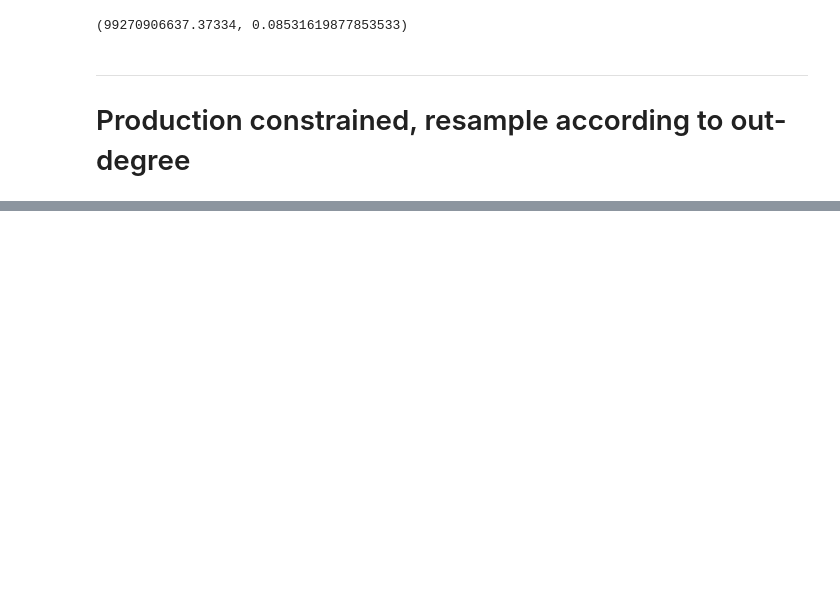
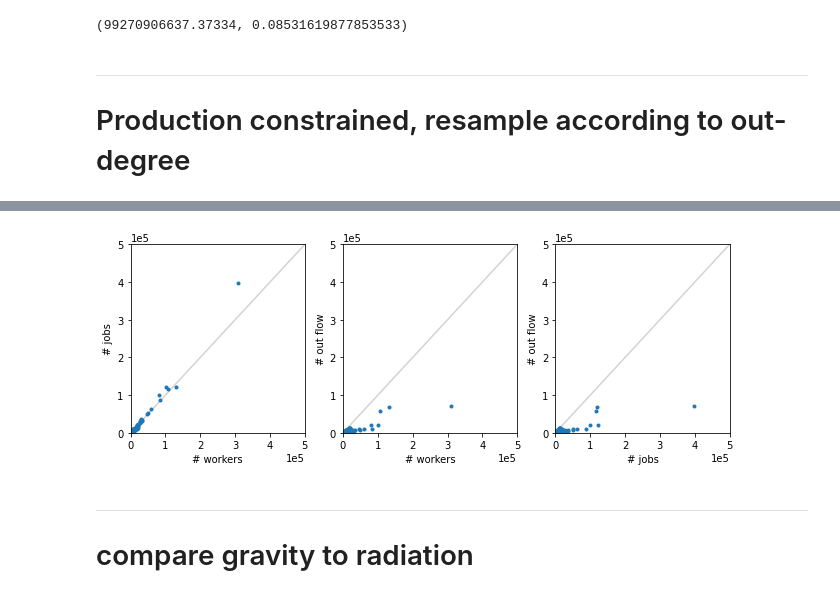
Before and after one commit to SaraHeydari/dynamic-mobility, a Jupyter notebook: gravity_models.ipynb, the cells around one changed output, grey strips where cells are left out. Cells and saved outputs as stored; diff of their text form; code cells hidden in the pictures; blank space fills up the shorter version.

```diff
--- a/gravity_models.ipynb
+++ b/gravity_models.ipynb
@@ -277,0 +290,35 @@ df_od.head(20)
+# %%
+plt.figure(figsize=(9, 3.5))
+plt.subplot(1, 3, 1)
+plt.plot([0, 5e5], [0, 5e5], color='lightgrey', ls='-')
+plt.plot(df.workers, df.jobs, '.')
+plt.xlim([0, 5e5])
+plt.ylim([0, 5e5])
+plt.ticklabel_format(style='sci', axis='both', scilimits=(1,3))
+plt.xlabel('# workers')
+plt.ylabel('# jobs')
+
+plt.subplot(1, 3, 2)
+plt.plot([0, 5e5], [0, 5e5], color='lightgrey', ls='-')
+plt.plot(df.workers, df.out_degree, '.')
+plt.xlim([0, 5e5])
+plt.ylim([0, 5e5])
+plt.ticklabel_format(style='sci', axis='both', scilimits=(1,3))
+plt.xlabel('# workers')
+plt.ylabel('# out flow')
+
+plt.subplot(1, 3, 3)
+plt.plot([0, 5e5], [0, 5e5], color='lightgrey', ls='-')
+plt.plot(df.jobs, df.out_degree, '.')
+plt.xlim([0, 5e5])
+plt.ylim([0, 5e5])
+plt.ticklabel_format(style='sci', axis='both', scilimits=(1,3))
+plt.xlabel('# jobs')
+plt.ylabel('# out flow')
+
+plt.tight_layout()
+# %% [output]
+[figure, added]
+# %% [markdown]
+----
+# compare gravity to radiation
```
Also changed, not shown: parts of 24 cells of this notebook, 1 other file.
